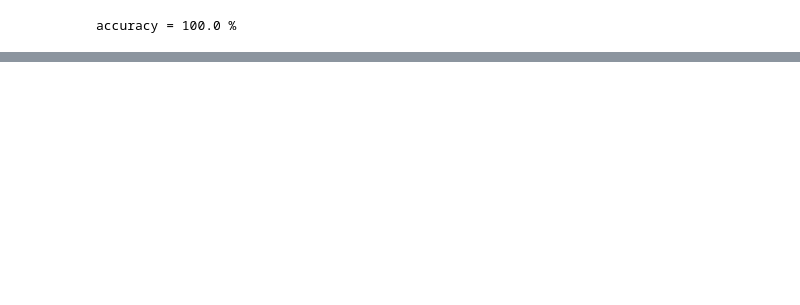
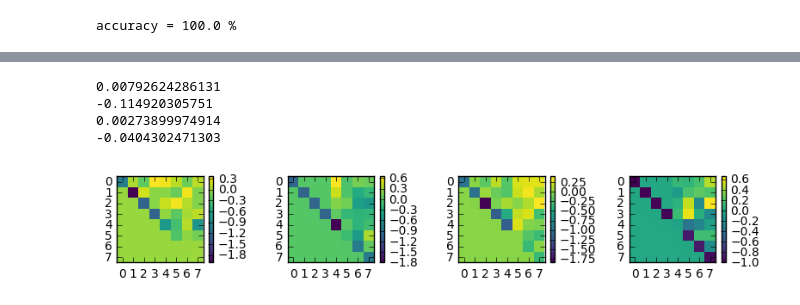
Before and after one commit to davidbrandfonbrener/sisyphus2, a Jupyter notebook: notebooks/fixed_point_task_analysis.ipynb, the cells around one changed output, grey strips where cells are left out. Drawn from its saved outputs; the diff is of its cells as text; code cells hidden in the pictures; blank space fills up the shorter version.

```diff
--- a/notebooks/fixed_point_task_analysis.ipynb
+++ b/notebooks/fixed_point_task_analysis.ipynb
@@ -405,3 +407,30 @@ plt.show()
+# %%
+plt.figure(figsize=(8,1.5))
+for ii in range(n_in):
+    plt.subplot(1,n_in,ii+1)
+    weff = W*(s_long[300,ii,:]>0)-np.eye(n_rec)
+    response = relu(s_long[300,ii,:]).dot(weights['W_out'].T) + weights['b_out']
+    max_real = np.max(np.linalg.eig(weff)[0].real)
+    stable = max_real<0
+    print max_real
+    if stable:
+#         print 'stable'
+#         print weff.T.dot(weff) - weff.dot(weff.T)
+        plt.imshow(schur(weff,'complex')[0].real,interpolation='none')
+    else:
+#         print 'unstable'
+#         print weff.T.dot(weff) - weff.dot(weff.T)
+        plt.imshow(schur(weff,'complex')[0].real,interpolation='none')
+    plt.colorbar()
+
+plt.tight_layout()
+plt.show()
+# %% [output]
+0.00792624286131
+-0.114920305751
+0.00273899974914
+-0.0404302471303
+[figure, added]
 # %%
 out_parts = 2*(s_long[300,:,:]>0).astype('float')-1
 # print out_parts
```
Also changed, not shown: parts of 21 cells of this notebook, 1 other file.
